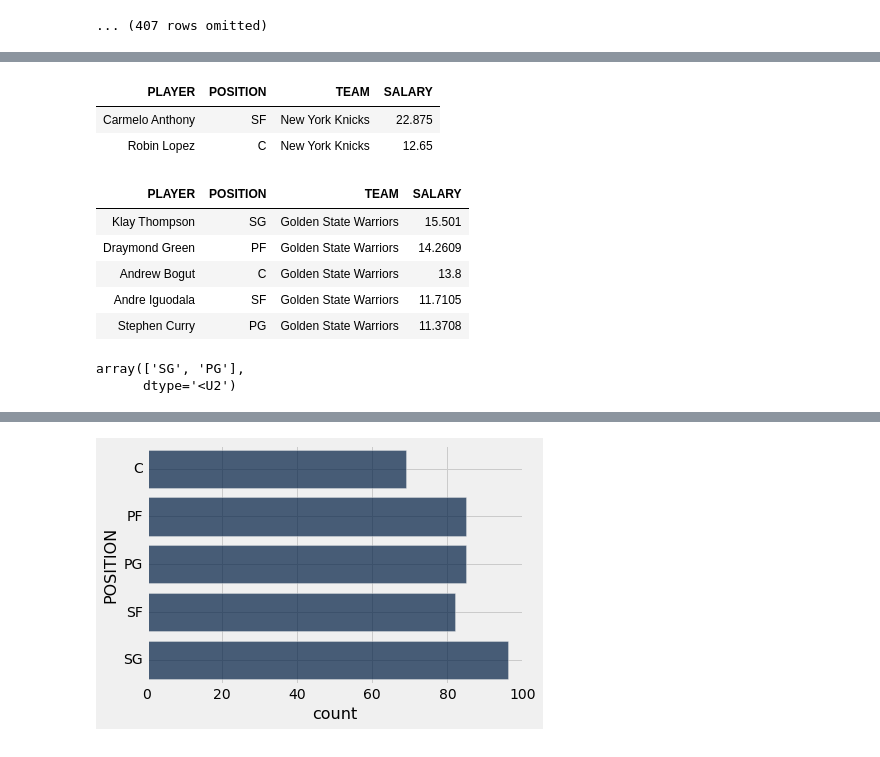
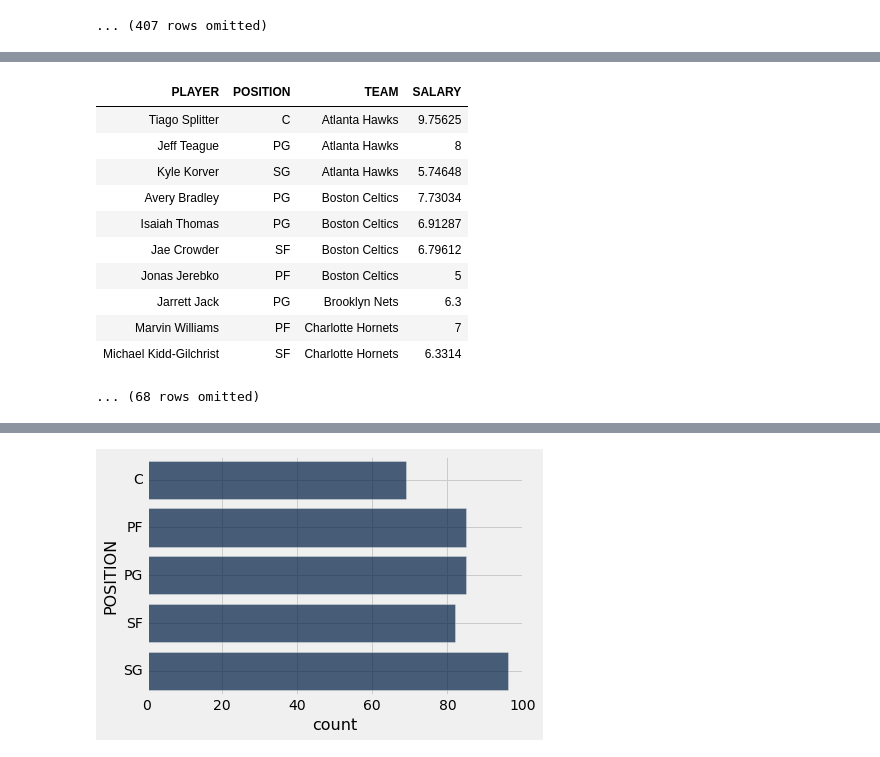
Before and after one commit to data-8r/course-assets, a Jupyter notebook: lectures/lecture13.ipynb, the cells around one changed output, grey strips where cells are left out. Drawn from its saved outputs; the diff is of its cells as text; code cells hidden in the pictures.

```diff
--- a/lectures/lecture13.ipynb
+++ b/lectures/lecture13.ipynb
@@ -184,3 +42,0 @@ nba.take(np.arange(10))
-# %%
-first_three = make_array(0, 1, 2)
-nba.sort("PLAYER").take(np.arange(1))
@@ -238,22 +43,15 @@ nba.where("POSITION", are.contained_in(make_array("PG", "SG")))
-# %%
-nba.where("TEAM", are.equal_to("New York Knicks")).sort("SALARY", descending=True).take(np.arange(2))
-# %% [output]
-| PLAYER | POSITION | TEAM | SALARY |
-| Carmelo Anthony | SF | New York Knicks | 22.875 |
-| Robin Lopez | C | New York Knicks | 12.65 |
 # %%
-nba.where("SALARY", are.above(10)).where("TEAM", are.equal_to("Golden State Warriors"))
+nba.where("SALARY", are.between_or_equal_to(5, 10))
 # %% [output]
 | PLAYER | POSITION | TEAM | SALARY |
-| Klay Thompson | SG | Golden State Warriors | 15.501 |
-| Draymond Green | PF | Golden State Warriors | 14.2609 |
-| Andrew Bogut | C | Golden State Warriors | 13.8 |
-| Andre Iguodala | SF | Golden State Warriors | 11.7105 |
-| Stephen Curry | PG | Golden State Warriors | 11.3708 |
+| Tiago Splitter | C | Atlanta Hawks | 9.75625 |
+| Jeff Teague | PG | Atlanta Hawks | 8 |
+| Kyle Korver | SG | Atlanta Hawks | 5.74648 |
+| Avery Bradley | PG | Boston Celtics | 7.73034 |
+| Isaiah Thomas | PG | Boston Celtics | 6.91287 |
+| Jae Crowder | SF | Boston Celtics | 6.79612 |
+| Jonas Jerebko | PF | Boston Celtics | 5 |
+| Jarrett Jack | PG | Brooklyn Nets | 6.3 |
+| Marvin Williams | PF | Charlotte Hornets | 7 |
+| Michael Kidd-Gilchrist | SF | Charlotte Hornets | 6.3314 |
+... (68 rows omitted)
-# %%
-top_positions = nba.group("POSITION").sort("count", descending=True).take(np.arange(2))
-top_position_names = top_positions.column("POSITION")
-top_position_names
-# %% [output]
-array(['SG', 'PG'],
-      dtype='<U2')
```
Also changed, not shown: parts of 53 cells of this notebook, 14 other files.
